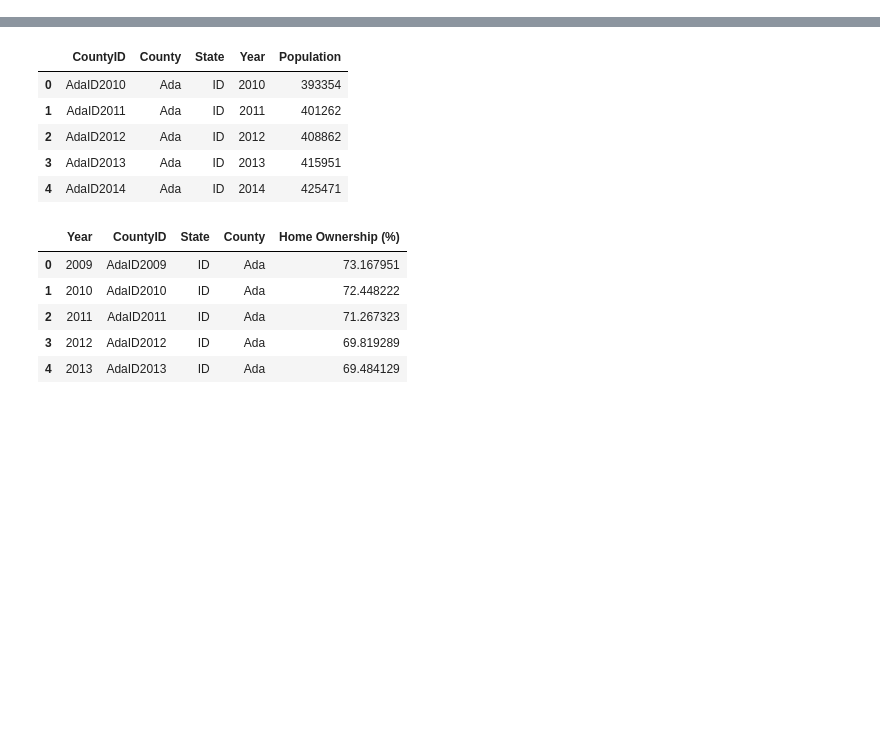
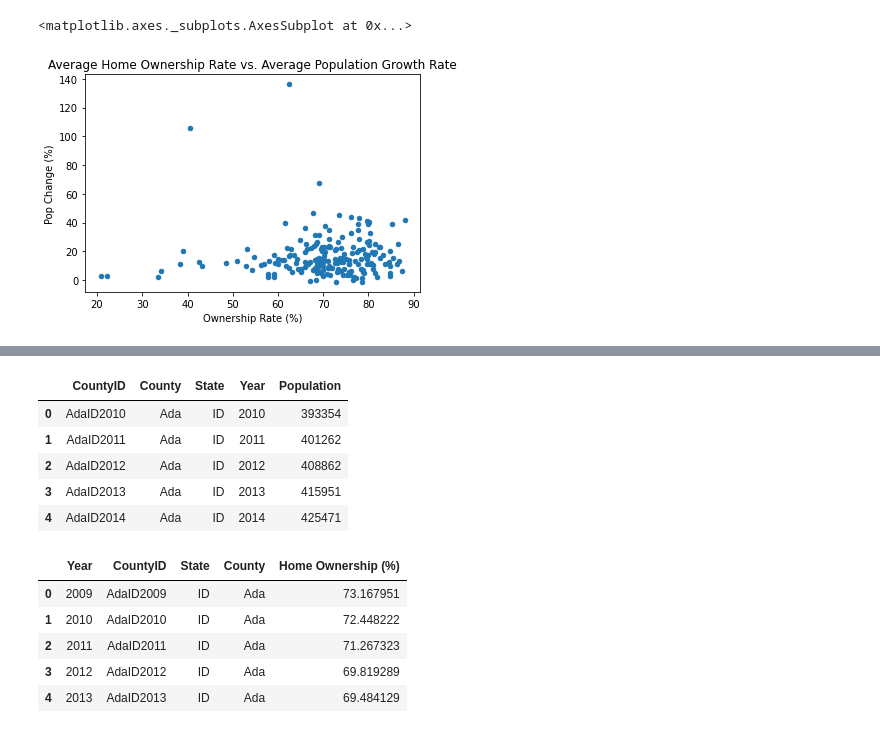
Before and after one commit to rls1316/project-one, a Jupyter notebook: Data_Cleaning.ipynb, the cells around one changed output, grey strips where cells are left out. Cells and saved outputs as stored; diff of their text form; code cells hidden in the pictures; blank space fills up the shorter version.

```diff
--- a/Data_Cleaning.ipynb
+++ b/Data_Cleaning.ipynb
@@ -5,6 +7,7 @@ import matplotlib.pyplot as plt
 # %%
 #Load Datasets
 #popn_df = pd.read_csv("Resource/County_Popn.csv")
-ownership_df = pd.read_csv("Resource/Home_Ownership_Rate.csv")
+ownership = pd.read_csv("Resource/OwnerRateTop5.csv")
+pop = pd.read_csv("Resource/PopTop5.csv")
 #permits_df = pd.read_csv("Resource/Building_Permits.csv")
 #income_df = pd.read_csv("Resource/Median_Income.csv")
@@ -26,0 +76,8 @@ ownership_df
+# %%
+# merge dataframes
+#drop common column before merge
+pop = pop.drop(columns=["State", "County", "Year"])
+
+# Merge dataframes on CountyID
+df = pd.merge(ownership, pop, on="CountyID", how='inner')
+df
@@ -26,0 +98,4 @@ ownership_df
+# %%
+# Averaging the value by county
+df2 = df[["Ownership Rate (%)", "Population Change Abs", "Pop Change (%)", "Population", "County"]].groupby(["County"]).mean()
+df2
@@ -26,0 +117,7 @@ ownership_df
+# %%
+# scatter plot of home ownership rate vs. population growth
+
+df2.plot.scatter( x="Ownership Rate (%)", y="Pop Change (%)", title="Average Home Ownership Rate vs. Average Population Growth Rate")
+# %% [output]
+<matplotlib.axes._subplots.AxesSubplot at 0x...>
+[figure, added]
```
Also changed, not shown: parts of 12 cells of this notebook, 2 other files.
